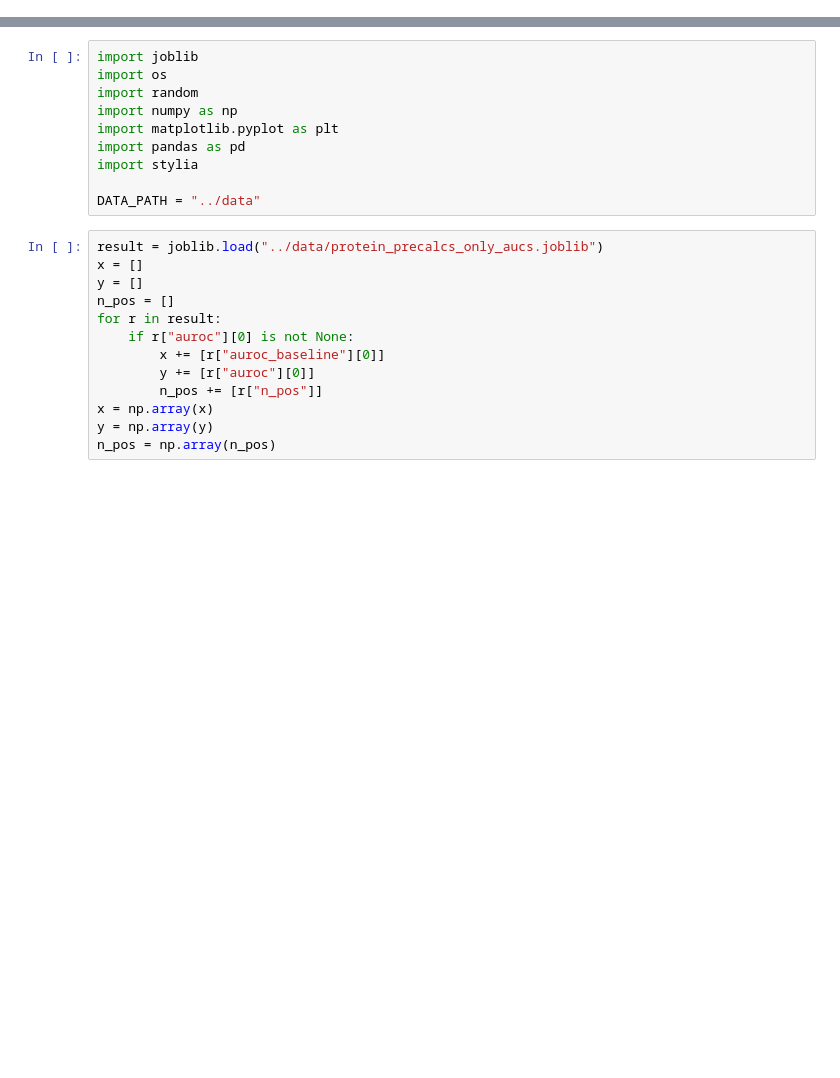
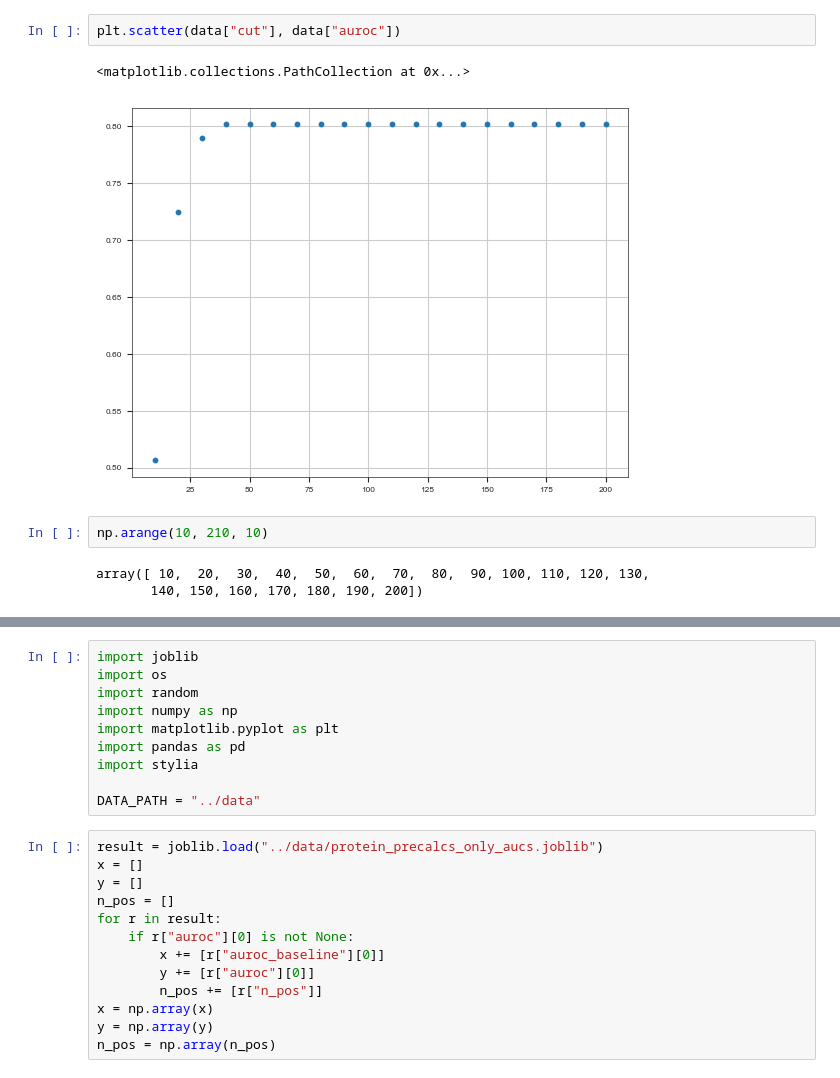
Before and after one commit to ligand-discovery/on-the-fly-modeling, a Jupyter notebook: notebooks/Development.ipynb, the cells around one changed output, grey strips where cells are left out. Saved outputs shown, nothing was run; the diff lists cells and outputs as text; blank space fills up the shorter version.

```diff
--- a/notebooks/Development.ipynb
+++ b/notebooks/Development.ipynb
@@ -0,0 +326,10 @@
+# %%
+plt.scatter(data["cut"], data["auroc"])
+# %% [output]
+<matplotlib.collections.PathCollection at 0x...>
+[figure, added]
+# %%
+np.arange(10, 210, 10)
+# %% [output]
+array([ 10,  20,  30,  40,  50,  60,  70,  80,  90, 100, 110, 120, 130,
+       140, 150, 160, 170, 180, 190, 200])
```
Also changed, not shown: parts of 8 cells of this notebook, 13 other files.
